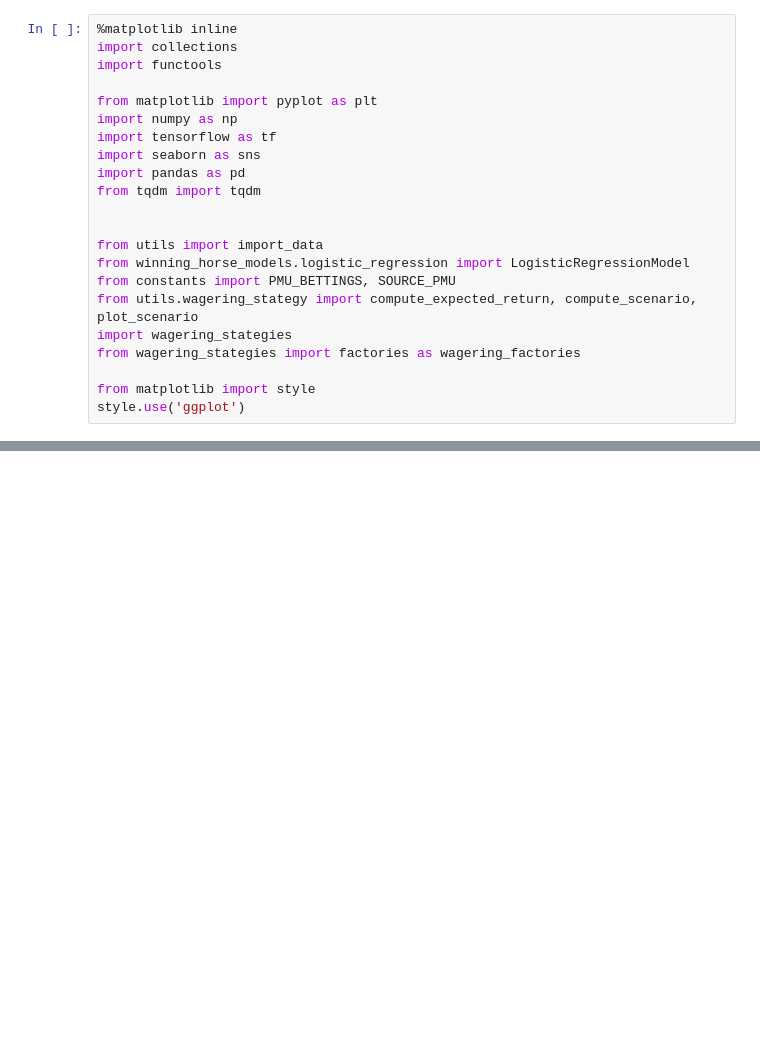
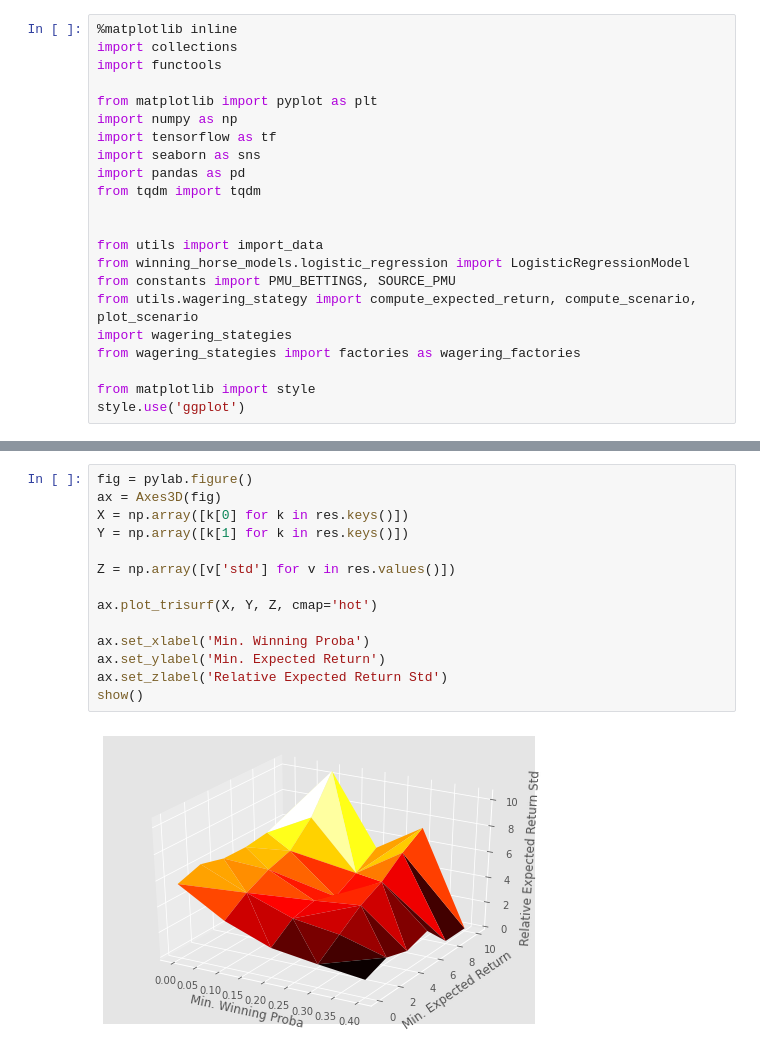
Before and after one commit to M3g4lodon/Benter-Project, a Jupyter notebook: scripts/wagering_strategy.ipynb, the cells around one changed output, grey strips where cells are left out. Drawn from its saved outputs; the diff is of its cells as text; blank space fills up the shorter version.

```diff
--- a/scripts/wagering_strategy.ipynb
+++ b/scripts/wagering_strategy.ipynb
@@ -550,0 +313,16 @@ random_e_r_df.expected_return.mean()
+# %%
+fig = pylab.figure()
+ax = Axes3D(fig)
+X = np.array([k[0] for k in res.keys()])
+Y = np.array([k[1] for k in res.keys()])
+
+Z = np.array([v['std'] for v in res.values()])
+
+ax.plot_trisurf(X, Y, Z, cmap='hot')
+
+ax.set_xlabel('Min. Winning Proba')
+ax.set_ylabel('Min. Expected Return')
+ax.set_zlabel('Relative Expected Return Std')
+show()
+# %% [output]
+[figure, added]
```
Also changed, not shown: parts of 58 cells of this notebook, 7 other files.
